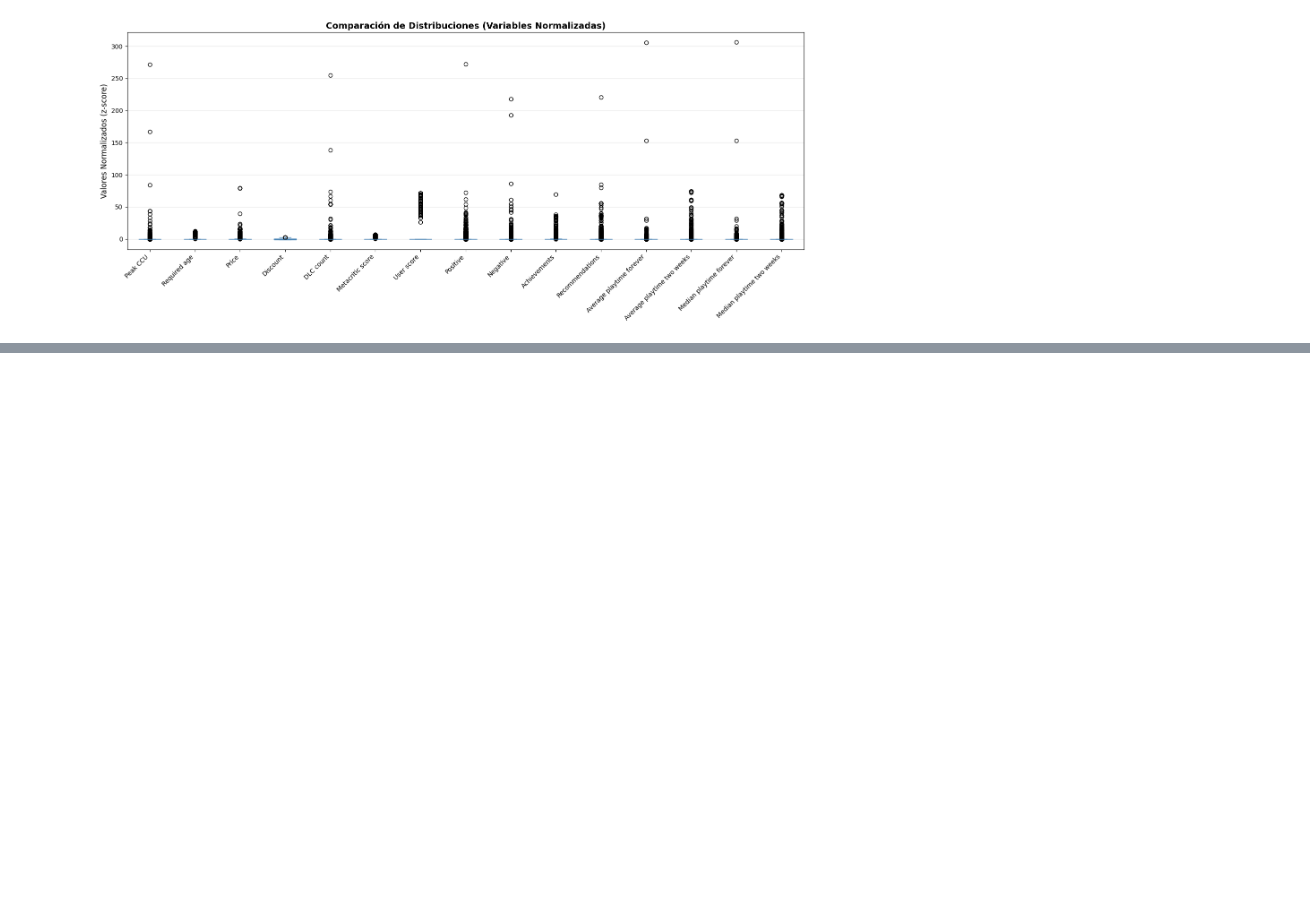
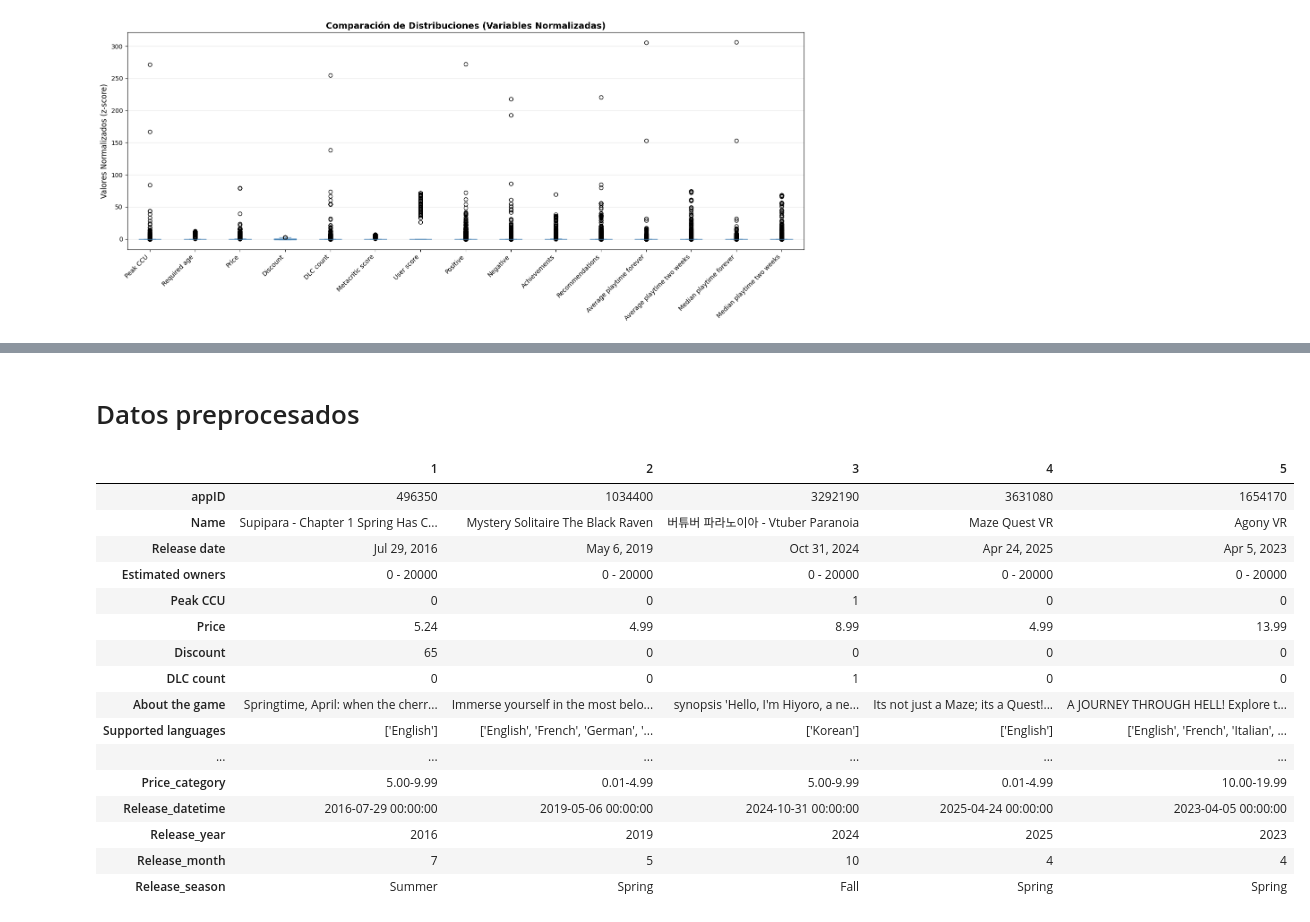
Before and after one commit to David-Felipe/ProyectoMineriaDatos, a Jupyter notebook: Iteracion 0/Proyecto_Minería_de_Datos.ipynb, the cells around one changed output, grey strips where cells are left out. Cells and saved outputs as stored; diff of their text form; code cells hidden in the pictures; blank space fills up the shorter version.

```diff
--- a/Iteracion 0/Proyecto_Minería_de_Datos.ipynb
+++ b/Iteracion 0/Proyecto_Minería_de_Datos.ipynb
@@ -766,0 +799,2 @@ plt.show()
+# %%
+data = data.drop(['User score','Required age','Score rank'], axis=1)
@@ -766,0 +811,2 @@ plt.show()
+# %%
+data = data.dropna(subset=['Developers'])
@@ -766,0 +1063,39 @@ plt.show()
+# %%
+def categorize_price(price):
+    if price == 0:
+        return 'Free'
+    elif 0.01 <= price <= 4.99:
+        return '0.01-4.99'
+    elif 5.00 <= price <= 9.99:
+        return '5.00-9.99'
+    elif 10.00 <= price <= 19.99:
+        return '10.00-19.99'
+    elif 20.00 <= price <= 29.99:
+        return '20.00-29.99'
+    elif 30.00 <= price <= 39.99:
+        return '30.00-39.99'
+    elif 40.00 <= price <= 59.99:
+        return '40.00-59.99'
+    elif 60.00 <= price <= 79.99:
+        return '60.00-79.99'
+    elif 80.00 <= price <= 99.99:
+        return '80.00-99.99'
+    elif 100.00 <= price <= 1000.00:
+        return '100.00-1000.00'
+    else:
+        return 'Above 1000.00'
+
+data['Price_category'] = data['Price'].apply(categorize_price)
+
+print("Distribución de categorías de precios:")
+print(data['Price_category'].value_counts().sort_index())
+
+print("\n" + "-" * 90)
+print("CREACIÓN DE CATEGORÍAS DE PRECIO Y ANÁLISIS DE OUTLIERS")
+print("-" * 90)
+
+print(f"  - Se categorizaron los precios en rangos para facilitar el análisis")
+print(f"  - Los rangos están basados en las tendencias de los desarrolladores a la hora de fijar precios")
+print(f"  - Por un gran tiempo, 59.99$ se ha considerado el precio estándar para juegos nuevos de gran presupuesto,")
+print(f"    por lo que la mayoría de desarrolladores fijan su precio en base a la percepción de valor")
+print(f"    relacionada con ese umbral y la escala de sus juegos")
@@ -766,0 +1199,22 @@ plt.show()
+# %% [markdown]
+# Datos preprocesados
+# %%
+data.head().T
+# %% [output]
+|  | 1 | 2 | 3 | 4 | 5 |
+| appID | 496350 | 1034400 | 3292190 | 3631080 | 1654170 |
+| Name | Supipara - Chapter 1 Spring Has C... | Mystery Solitaire The Black Raven | 버튜버 파라노이아 - Vtuber Paranoia | Maze Quest VR | Agony VR |
+| Release date | Jul 29, 2016 | May 6, 2019 | Oct 31, 2024 | Apr 24, 2025 | Apr 5, 2023 |
+| Estimated owners | 0 - 20000 | 0 - 20000 | 0 - 20000 | 0 - 20000 | 0 - 20000 |
+| Peak CCU | 0 | 0 | 1 | 0 | 0 |
+| Price | 5.24 | 4.99 | 8.99 | 4.99 | 13.99 |
+| Discount | 65 | 0 | 0 | 0 | 0 |
+| DLC count | 0 | 0 | 1 | 0 | 0 |
+| About the game | Springtime, April: when the cherr... | Immerse yourself in the most belo... | synopsis 'Hello, I'm Hiyoro, a ne... | Its not just a Maze; its a Quest!... | A JOURNEY THROUGH HELL! Explore t... |
+| Supported languages | ['English'] | ['English', 'French', 'German', '... | ['Korean'] | ['English'] | ['English', 'French', 'Italian', ... |
+| ... | ... | ... | ... | ... | ... |
+| Price_category | 5.00-9.99 | 0.01-4.99 | 5.00-9.99 | 0.01-4.99 | 10.00-19.99 |
+| Release_datetime | 2016-07-29 00:00:00 | 2019-05-06 00:00:00 | 2024-10-31 00:00:00 | 2025-04-24 00:00:00 | 2023-04-05 00:00:00 |
+| Release_year | 2016 | 2019 | 2024 | 2025 | 2023 |
+| Release_month | 7 | 5 | 10 | 4 | 4 |
+| Release_season | Summer | Spring | Fall | Spring | Spring |
```
Also changed, not shown: parts of 16 cells of this notebook, 2 other files.
